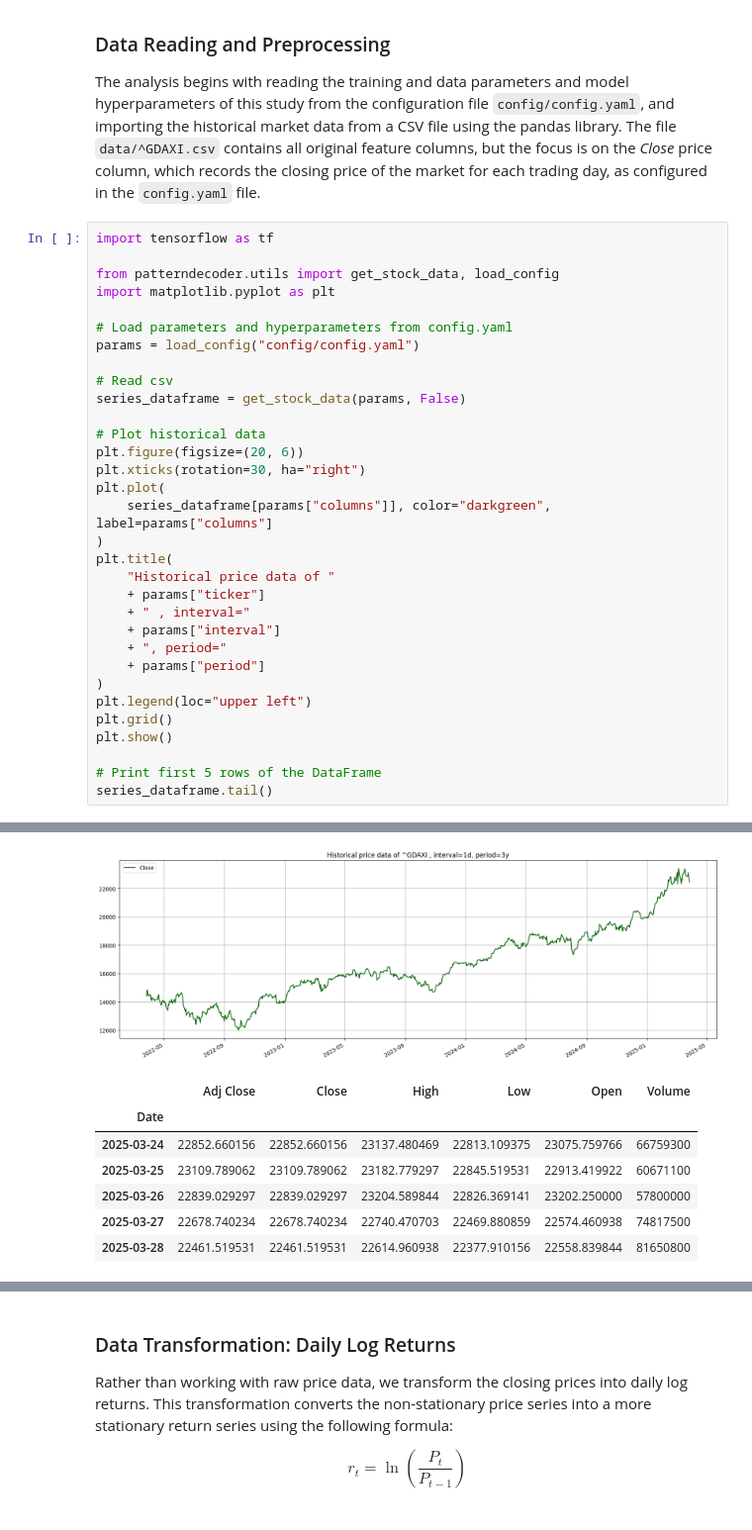
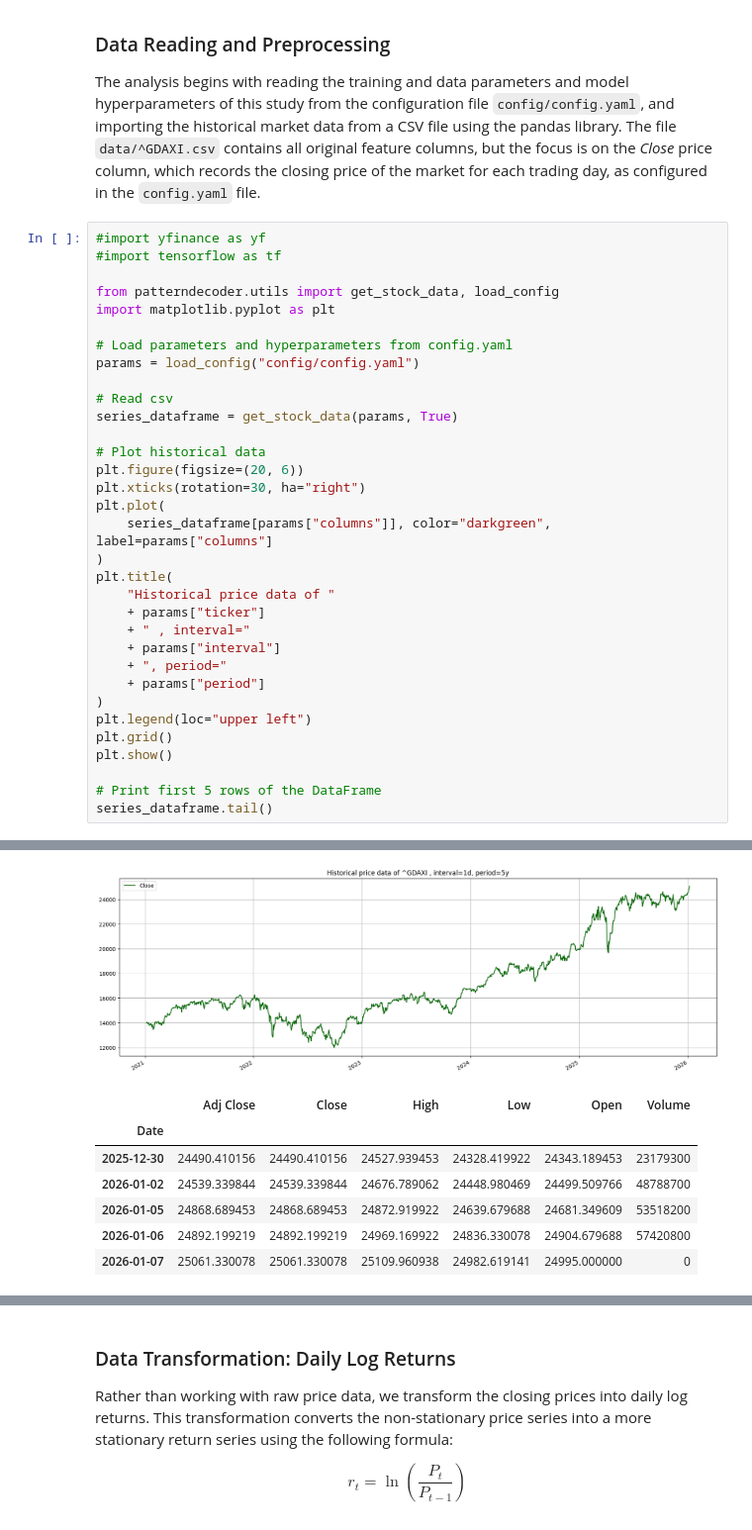
Before and after one commit to saschque/patterndecoder, a Jupyter notebook: patterndecoder_evaluation_study.ipynb, the cells around one changed output, grey strips where cells are left out. Shown at 99% size. Drawn from its saved outputs; the diff is of its cells as text.

```diff
--- a/patterndecoder_evaluation_study.ipynb
+++ b/patterndecoder_evaluation_study.ipynb
@@ -87,7 +87,8 @@ Our analysis focuses primarily on the Close price column, as specified in the co
 
 The analysis begins with reading the training and data parameters and model hyperparameters of this study from the configuration file `config/config.yaml`, and importing the historical market data from a CSV file using the pandas library. The file `data/^GDAXI.csv` contains all original feature columns, but the focus is on the *Close* price column, which records the closing price of the market for each trading day, as configured in the `config.yaml` file.
 # %%
-import tensorflow as tf
+#import yfinance as yf
+#import tensorflow as tf
 
 from patterndecoder.utils import get_stock_data, load_config
 import matplotlib.pyplot as plt
@@ -96,7 +97,7 @@ import matplotlib.pyplot as plt
 params = load_config("config/config.yaml")
 
 # Read csv
-series_dataframe = get_stock_data(params, False)
+series_dataframe = get_stock_data(params, True)
 
 # Plot historical data
 plt.figure(figsize=(20, 6))
@@ -123,12 +124,12 @@ series_dataframe.tail()
 To enable the following instructions: AVX2 FMA, in other operations, rebuild TensorFlow with the appropriate compiler flags.
-[figure, old version]
+[figure, new version]
 |  | Adj Close | Close | High | Low | Open | Volume |
 | Date |  |  |  |  |  |  |
-| 2025-03-24 | 22852.660156 | 22852.660156 | 23137.480469 | 22813.109375 | 23075.759766 | 66759300 |
-| 2025-03-25 | 23109.789062 | 23109.789062 | 23182.779297 | 22845.519531 | 22913.419922 | 60671100 |
-| 2025-03-26 | 22839.029297 | 22839.029297 | 23204.589844 | 22826.369141 | 23202.250000 | 57800000 |
-| 2025-03-27 | 22678.740234 | 22678.740234 | 22740.470703 | 22469.880859 | 22574.460938 | 74817500 |
-| 2025-03-28 | 22461.519531 | 22461.519531 | 22614.960938 | 22377.910156 | 22558.839844 | 81650800 |
+| 2025-12-30 | 24490.410156 | 24490.410156 | 24527.939453 | 24328.419922 | 24343.189453 | 23179300 |
+| 2026-01-02 | 24539.339844 | 24539.339844 | 24676.789062 | 24448.980469 | 24499.509766 | 48788700 |
+| 2026-01-05 | 24868.689453 | 24868.689453 | 24872.919922 | 24639.679688 | 24681.349609 | 53518200 |
+| 2026-01-06 | 24892.199219 | 24892.199219 | 24969.169922 | 24836.330078 | 24904.679688 | 57420800 |
+| 2026-01-07 | 25061.330078 | 25061.330078 | 25109.960938 | 24982.619141 | 24995.000000 | 0 |
 # %%
 series_dataframe.describe()
 # %% [output]
```
Also changed, not shown: parts of 19 cells of this notebook, 15 other files.
